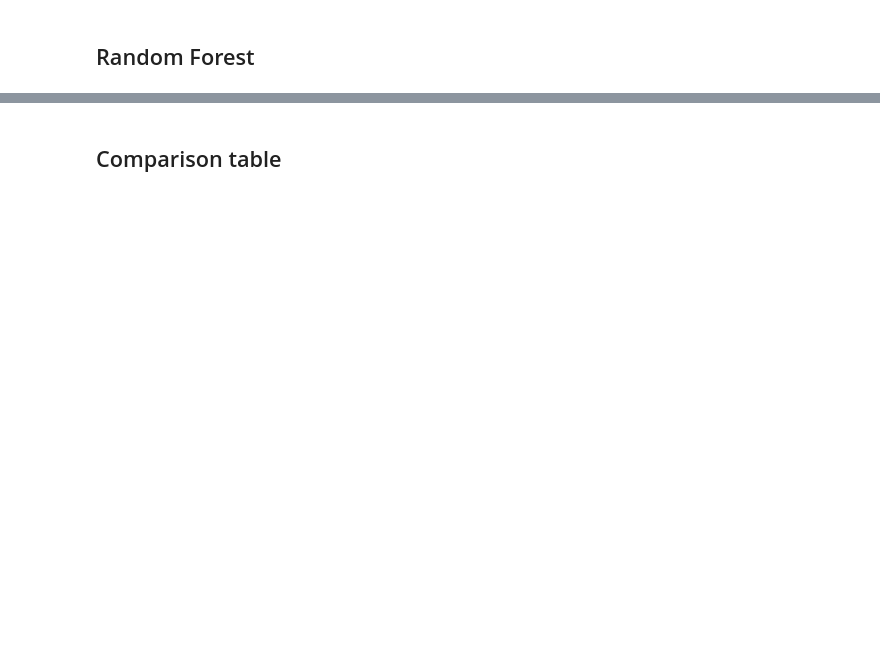
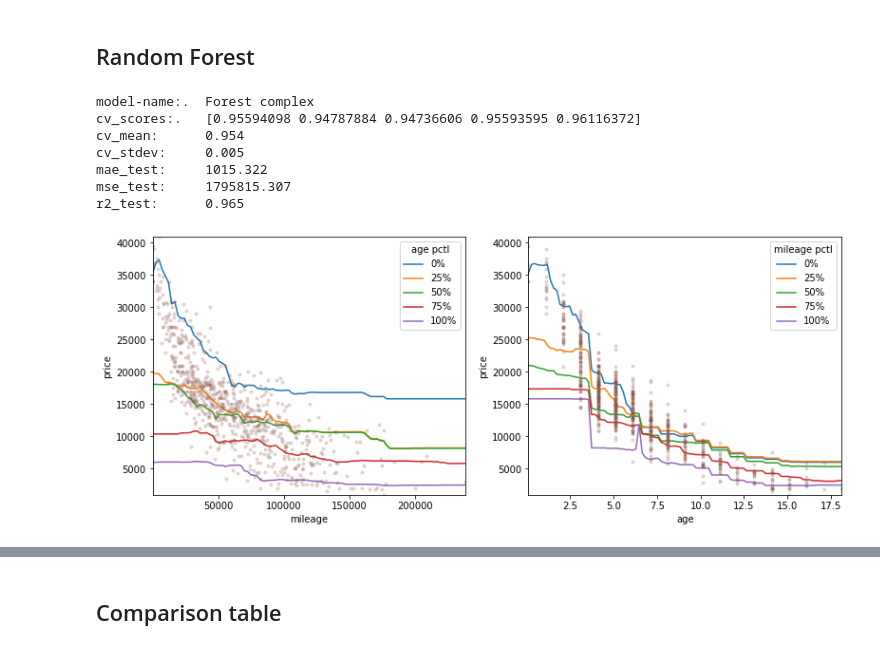
Before and after one commit to adin786/autotrader-analysis, a Jupyter notebook: autotrader_analysis.ipynb, the cells around one changed output, grey strips where cells are left out. Cells and saved outputs as stored; diff of their text form; code cells hidden in the pictures; blank space fills up the shorter version.

```diff
--- a/autotrader_analysis.ipynb
+++ b/autotrader_analysis.ipynb
@@ -1373,6 +1474,16 @@ forest2 = Pipeline([('preprocessor', preprocessor),
                  ('reg', RandomForestRegressor())])
 # %%
 eval_dict = evaluate_complex(forest2,'Forest complex');
+saveplot('forest')
+# %% [output]
+model-name:.  Forest complex
+cv_scores:.   [0.95594098 0.94787884 0.94736606 0.95593595 0.96116372]
+cv_mean:      0.954
+cv_stdev:     0.005
+mae_test:     1015.322
+mse_test:     1795815.307
+r2_test:      0.965
+[figure, added]
 # %%
 df_eval = df_eval.append(eval_dict,ignore_index=True)
 # %%
```
Also changed, not shown: parts of 34 cells of this notebook.
